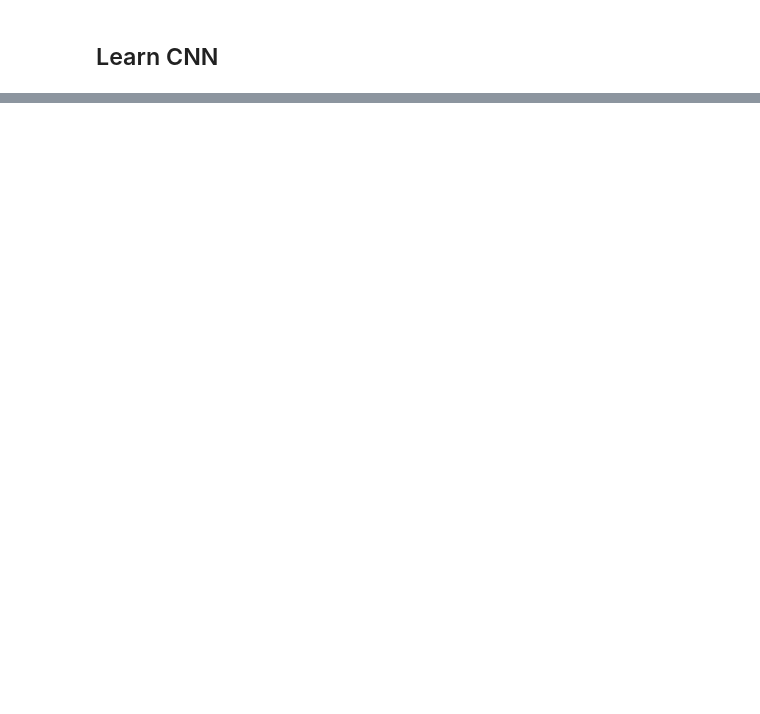
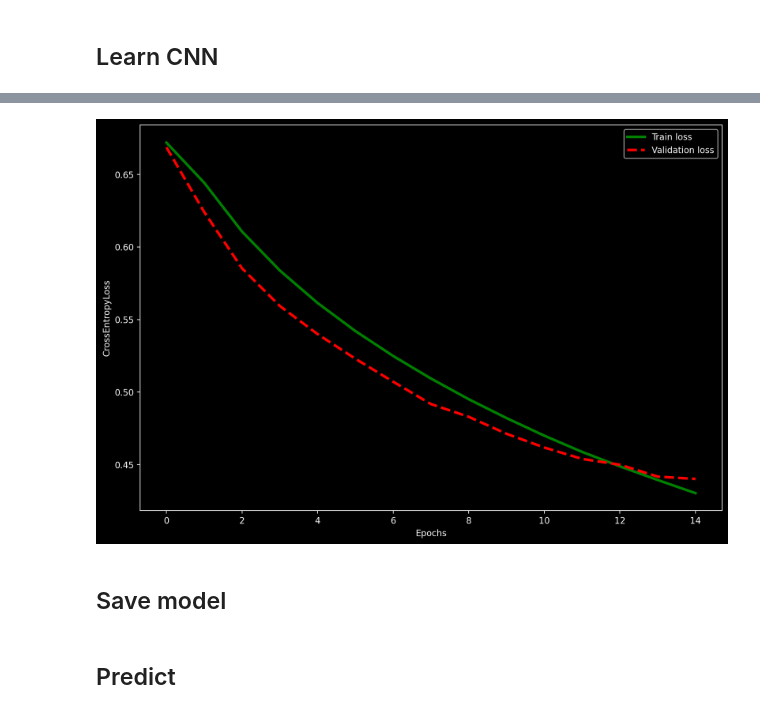
Before and after one commit to Falconly/Neuron-Network, a Jupyter notebook: dogs-cats.ipynb, the cells around one changed output, grey strips where cells are left out. Saved outputs shown, nothing was run; the diff lists cells and outputs as text; code cells hidden in the pictures; blank space fills up the shorter version.

```diff
--- a/dogs-cats.ipynb
+++ b/dogs-cats.ipynb
@@ -146,18 +172,19 @@ for sample in train_loader:
 # %% [markdown]
 ## Learn CNN
 # %%
-DEVICE = 'cuda' if torch.cuda.is_available() else 'cpu'
+DEVICE = 'cuda:0' if torch.cuda.is_available() else 'cpu'
 
 optimizer = torch.optim.Adam(model.parameters(), lr=0.001)
 loss_function = nn.CrossEntropyLoss()
 
 model = model.to(DEVICE)
-EPOCHS = 10
+EPOCHS = 15
+accuracy = torchmetrics.Accuracy(task='binary').to(DEVICE)
 # %%
-def accuracy(pred: torch.Tensor, target: torch.Tensor) -> int:
-    proba = F.softmax(pred, dim=1)
-    true = (torch.argmax(pred.detach(), dim=1) == torch.argmax(target, dim=1)).sum()
-    return true.to(torch.float32).mean().detach().cpu().numpy().item()
+# def accuracy(pred: torch.Tensor, target: torch.Tensor) -> int:
+#     proba = F.softmax(pred, dim=1)
+#     true = (torch.argmax(pred.detach(), dim=1) == torch.argmax(target, dim=1)).sum()
+#     return true.to(torch.float32).mean().detach().cpu().numpy().item()
 # %%
 train_loss = []
 total_loss = []
@@ -171,7 +198,7 @@ acc_val = []
 size = len(train_dataset)
 # %%
 for epoch in tqdm(range(EPOCHS)):
-    print(f'Epochs {epoch} \n------------------------')
+    print(f'Epochs {epoch+1} \n------------------------')
     for iteration, tensor in enumerate(train_loader):
 
         X_batch = tensor.get('img').to(DEVICE)
@@ -188,7 +215,7 @@ for epoch in tqdm(range(EPOCHS)):
 
         acc = accuracy(outputs, y_batch)
 
-        acc_train.append(acc)
+        acc_train.append(acc.detach().cpu().numpy().item())
         train_loss.append(loss.detach().cpu().numpy().item())
 
         optimizer.step()
@@ -210,7 +237,7 @@ for epoch in tqdm(range(EPOCHS)):
             loss = loss_function(outputs, y_val)
             acc = accuracy(outputs, y_val)
 
-            acc_val.append(acc)
+            acc_val.append(acc.detach().cpu().numpy().item())
             val_loss.append(loss.detach().cpu().numpy().item())
 
     total_val_loss.append(np.mean(val_loss)) # для графика
@@ -235,0 +263,11 @@ Accuracy: 11.8992 Avg Loss: 0.5014668404638767
+# %%
+plt.figure(figsize=(12, 8), dpi=200)
+plt.plot(total_loss, color='green', label='Train loss', linewidth=3)
+plt.plot(total_val_loss, color='red', label='Validation loss', linestyle='--', linewidth=3)
+plt.xlabel('Epochs')
+plt.ylabel('CrossEntropyLoss')
+plt.legend();
+# %% [output]
+[figure, added]
+# %% [markdown]
+## Save model
@@ -235,0 +280,2 @@ Accuracy: 11.8992 Avg Loss: 0.5014668404638767
+# %% [markdown]
+## Predict
```
Also changed, not shown: parts of 18 cells of this notebook.
